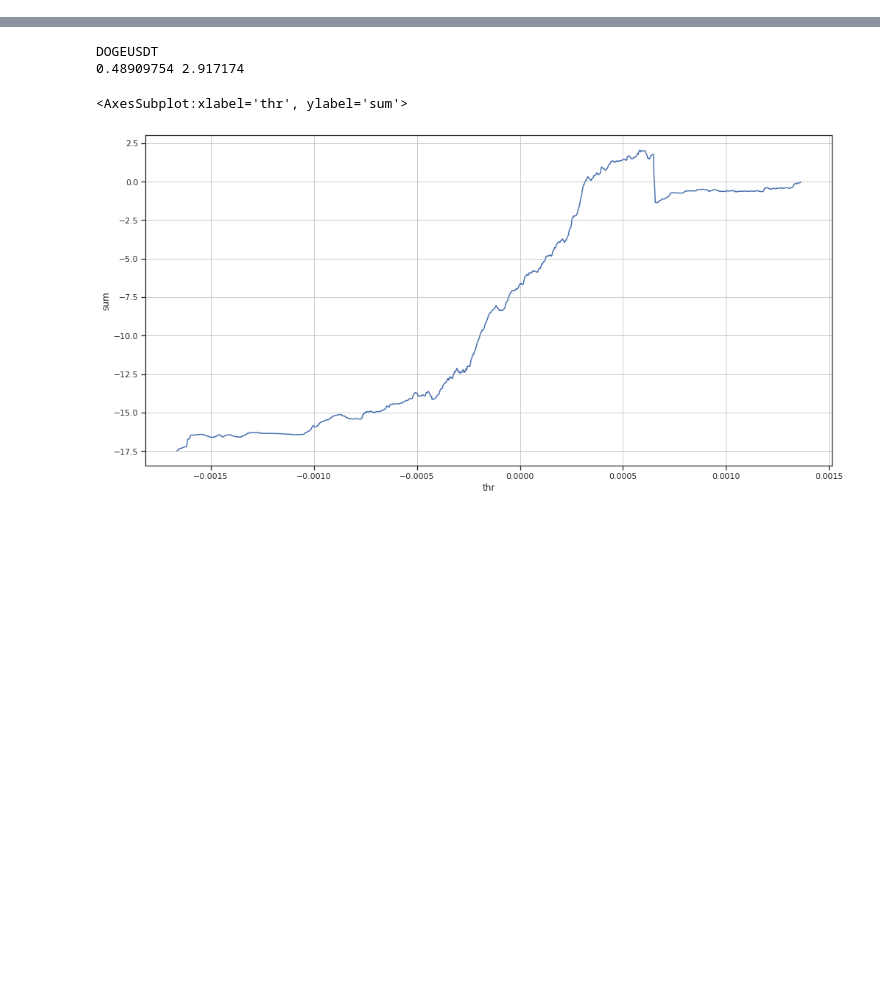
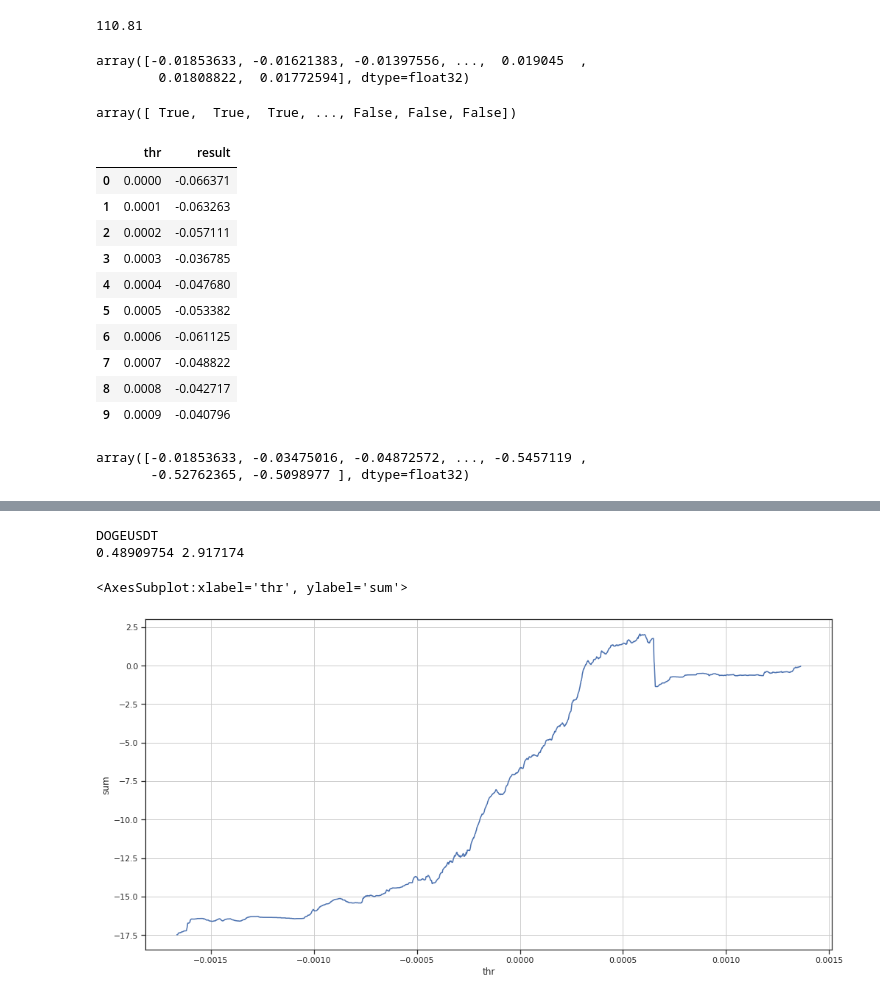
Before and after one commit to crazyleg/binancepredict, a Jupyter notebook: test_set_analysis.ipynb, the cells around one changed output, grey strips where cells are left out. Drawn from its saved outputs; the diff is of its cells as text; code cells hidden in the pictures; blank space fills up the shorter version.

Commit message:
move to new  model

```diff
--- a/test_set_analysis.ipynb
+++ b/test_set_analysis.ipynb
@@ -24,24 +24,17 @@ def stable_sigmoid(x):
     return sig
 
 C = [
-    "DOGEUSDT",
     "AVAXUSDT",
     "SOLUSDT",
-    "SHIBUSDT",
-    "EURUSDT",
-    "GBPUSDT",
     "ETCETH",
     "ETCBTC",
     "MKRUSDT",
-    "MKRBTC",
     "IOTAUSDT",
     "ADAUSDT",
     "XLMUSDT",
     "TRXUSDT",
     "XMRUSDT",
     "EOSUSDT",
-    "DOGEGBP",
-    "BTCEUR",
-    "BTCGBP",
+    "ETHUSDT",
     "BTCUSDT",
 ]
@@ -54,7 +49,7 @@ t
 n_features = val_set.data.shape[1]
 net = ResNetBSM4(n_features=n_features, n_outputs=len(val_set.currencies), filters=64, blocks=6)
 
-net.load_state_dict(torch.load('ml/models/BSM4_64_6_mse.pth'))
+net.load_state_dict(torch.load('ml/models/BSM_1h_lin.pth'))
 net.cuda(device)
 net.eval()
 
@@ -69,10 +64,13 @@ losses_test_lr = []
 
 net.eval()
 
+yyy = []
+current = []
+
 with torch.no_grad():
     for i, data in tqdm(enumerate(testloader, 0)):
 
-        inputs, labels  = data
+        inputs, labels, y, current_price  = data
         inputs, labels = inputs.to(device), labels.to(device)
         outputs = net(inputs)
 
@@ -83,3 +81,6 @@ with torch.no_grad():
         y_test.append(labels.cpu().detach())
         y_hat_test.append(outputs.cpu().detach())
         losses_test.append(loss.cpu())
+
+        yyy.append(y)
+        current.append(current_price)
@@ -90,5 +112,52 @@ losses = np.vstack(losses_test)
+# %%
+yyy[-1,0]
+# %% [output]
+110.81
+# %%
+y_test[:,0]
+# %% [output]
+array([-0.01853633, -0.01621383, -0.01397556, ...,  0.019045  ,
+        0.01808822,  0.01772594], dtype=float32)
 # %%
 # Here I generate threshold on AVG and SUM logic for cases where expected return is > no-op return
+# %%
+y_hat_test[:,c]>thr
+# %% [output]
+array([ True,  True,  True, ..., False, False, False])
+# %%
+c=1
+i=0
+thr = 0.0006
+
+results = []
+for thr in np.arange(0, 0.001, 0.0001):
+    returns = []
+    i=0
+    while i<y_test.shape[0]:
+        if y_hat_test[i,c]>thr:
+            returns.append(y_test[i,c]-0.002)
+            i += 60
+        i += 1
+    results.append({'thr': thr, 'result': np.array(returns).sum()})
+# %%
+pd.DataFrame(results)
+# %% [output]
+|  | thr | result |
+| 0 | 0.0000 | -0.066371 |
+| 1 | 0.0001 | -0.063263 |
+| 2 | 0.0002 | -0.057111 |
+| 3 | 0.0003 | -0.036785 |
+| 4 | 0.0004 | -0.047680 |
+| 5 | 0.0005 | -0.053382 |
+| 6 | 0.0006 | -0.061125 |
+| 7 | 0.0007 | -0.048822 |
+| 8 | 0.0008 | -0.042717 |
+| 9 | 0.0009 | -0.040796 |
+# %%
+y_test[:,0].cumsum()
+# %% [output]
+array([-0.01853633, -0.03475016, -0.04872572, ..., -0.5457119 ,
+       -0.52762365, -0.5098977 ], dtype=float32)
 # %%
 for c in range(0,20):
     min_n = np.quantile(y_hat_test[:,c],0.0001)
```
Also changed, not shown: parts of 8 cells of this notebook, 6 other files.
